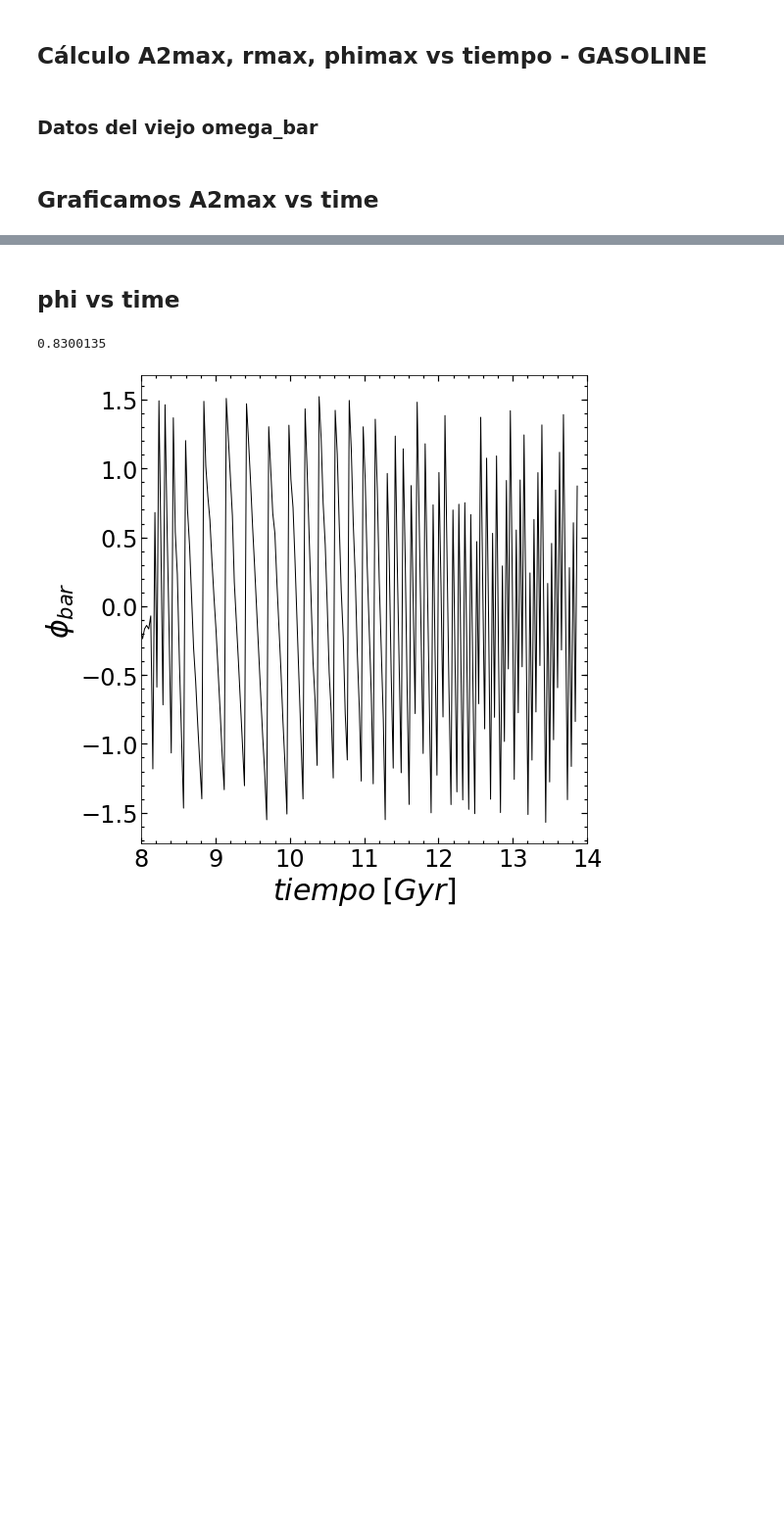
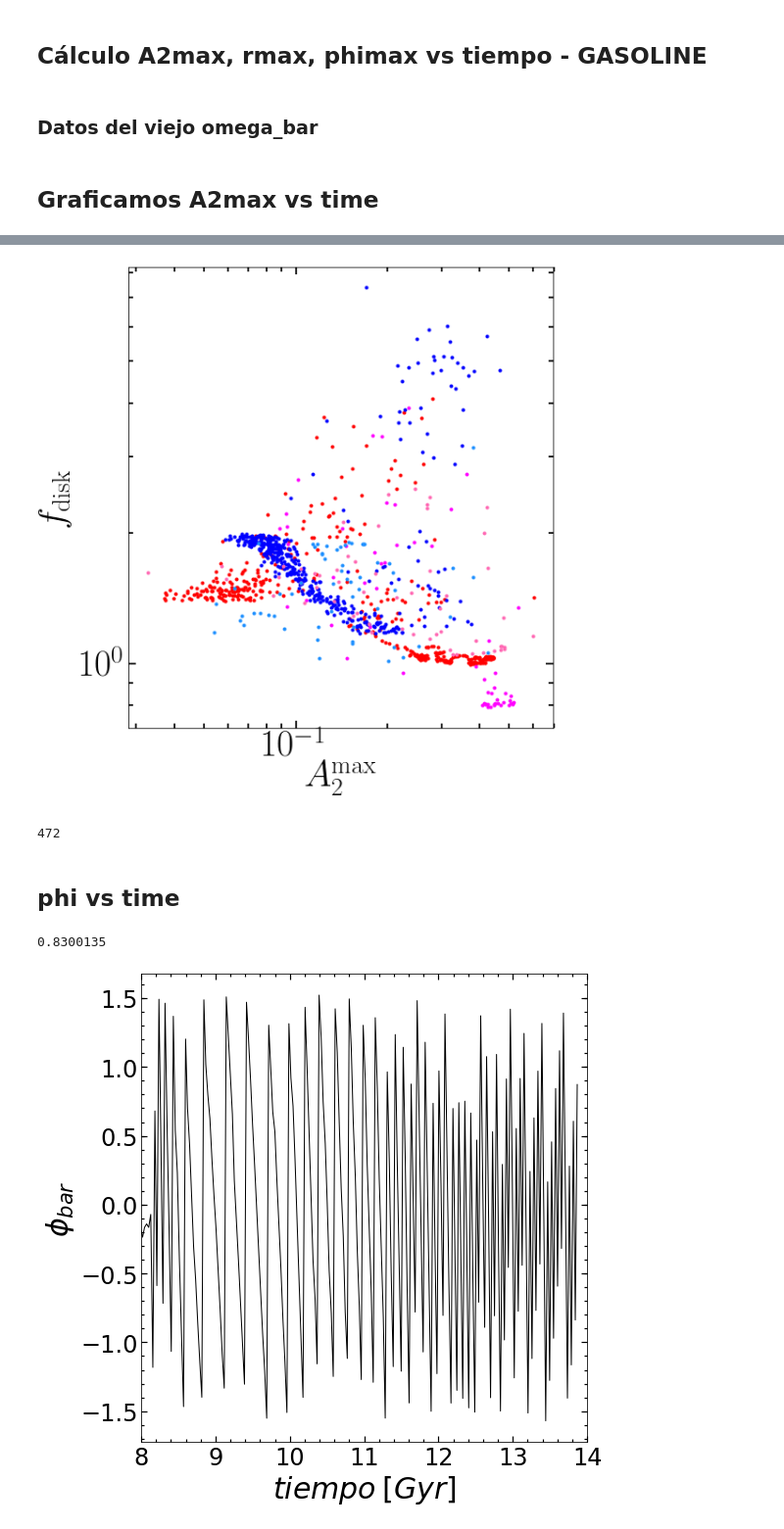
Before and after one commit to ornemarioni/Barras_GdGs, a Jupyter notebook: Barras_Gd/programs/A2maxvstime_simulaciones.ipynb, the cells around one changed output, grey strips where cells are left out. Shown at 98% size. Drawn from its saved outputs; the diff is of its cells as text; code cells hidden in the pictures; blank space fills up the shorter version.

```diff
--- a/Barras_Gd/programs/A2maxvstime_simulaciones.ipynb
+++ b/Barras_Gd/programs/A2maxvstime_simulaciones.ipynb
@@ -351,3 +394,62 @@ plt.show()
+# %%
+Mtot_M31gd = Mdm50_M31gd/M50_M31gd + Mg50_M31gd/M50_M31gd + 1.
+Mtot_M31gs = Mdm50_M31gs/M50_M31gs + Mg50_M31gs/M50_M31gs + 1.
+Mtot_MWgd  = Mdm50_MWgd/M50_MWgd   + Mg50_MWgd/M50_MWgd   + 1.
+Mtot_MWgs  = Mdm50_MWgs/M50_MWgs   + Mg50_MWgs/M50_MWgs   + 1.
+Mtot_M33gd = Mdm50_M33gd/M50_M33gd + Mg50_M33gd/M50_M33gd + 1.
+Mtot_M33gs = Mdm50_M33gs/M50_M33gs + Mg50_M33gs/M50_M33gs + 1.
+# %%
+from __future__ import unicode_literals
+
+matplotlib.rcParams['text.usetex'] = True
+matplotlib.rcParams['text.latex.unicode'] = True
+
+fig, ax = plt.subplots(nrows=1, ncols=1, figsize=(8, 8))#,sharey=True)
+#                        gridspec_kw = {'height_ratios':[3,1,3,1]})
+fig.subplots_adjust(bottom=0.08, left =0.1, right = 0.9, top = 0.95, wspace=0., hspace= 0)
+
+ax.plot(A2max_M31gd[:len(Mtot_M31gd)], Mtot_M31gd/np.sqrt(2.) ,'.', color='red')
+# ax.plot(A2max_MWgd[:len(Mtot_MWgd)],   Mtot_MWgd/np.sqrt(2.)  ,'.', color='navy')
+ax.plot(A2max_M33gd[:len(Mtot_M33gd)], Mtot_M33gd/np.sqrt(2.) ,'.', color='b')
+ax.plot(A2max_M31gs[:len(Mtot_M31gs)], Mtot_M31gs/np.sqrt(2.) ,'.', color='fuchsia')
+ax.plot(A2max_MWgs[:len(Mtot_MWgs)],   Mtot_MWgs/np.sqrt(2.)  ,'.', color='hotpink')
+ax.plot(A2max_M33gs[:len(Mtot_M33gs)], Mtot_M33gs/np.sqrt(2.) ,'.', color='dodgerblue')
+
+ax.set_xlabel(r'$A_{2}^{\mathrm{max}}$', fontsize=40)
+ax.set_ylabel(r'$f_{\mathrm{disk}}$',fontsize=40)
+ax.set_yscale('log')
+ax.set_xscale('log')
+# ax.set_xticks([0,2,4,6,8,10,12,14])
+# ax.yaxis.set_major_locator(MultipleLocator(0.1))
+# ax.yaxis.set_major_formatter(NullFormatter())
+# ax.set_yticklabels(['','','$0.1$','','$0.3$','','$0.5$','','$0.7$'])
+# ax.axes.ticklabel_format(style='sci')
+# ax.set_ylim(0,0.8)
+# ax.set_xlim(0,14)
+ax.minorticks_on()
+ax.tick_params( labelsize=40)
+ax.tick_params('both', length=5, width=1.8,which='minor', direction='in', right='on',top='on')
+ax.tick_params('both', length=8, width=1.8,which='major', direction='in', right='on',top='on')
+# ax.yaxis.set_minor_locator(MultipleLocator(0.025))
+# ax.axhline(y=0.2,ls='--',lw=1.5, color='k', alpha=0.5)
+# ax.arrow(x=time0_M31gd,y=0.8,dx=0,dy=-0.1,color='red', lw=1.5,
+#          head_length=0.03,head_width=0.3,length_includes_head=True)
+# ax.arrow(x=time0_M31gs,y=0.8,dx=0,dy=-0.1,color='fuchsia', lw=1.5,
+#          head_length=0.03,head_width=0.3,length_includes_head=True)
+# ax.arrow(x=time0_MWgs,y=0.8,dx=0,dy=-0.1,color='hotpink', lw=1.5,
+#          head_length=0.03,head_width=0.3,length_includes_head=True)
+
+
+# fig.savefig('/home/ornela/overleaf/13216980csjxswjndpmj/A2max_time.pdf', dpi = 100, xxbox_inches='tight')
+# fig.savefig('/home/omarioni/Barras_GdGs/Barras_Gd/_imagenes/A2max_time_new.pdf', dpi = 100, xxbox_inches='tight')
+
+plt.show()
+# %% [output]
+[figure, added]
+# %%
+print len(Mtot_M31gd)
+# %% [output]
+472
 # %% [markdown]
 ## phi vs time
 # %%
```
Also changed, not shown: parts of 3 cells of this notebook, 4 other files.
